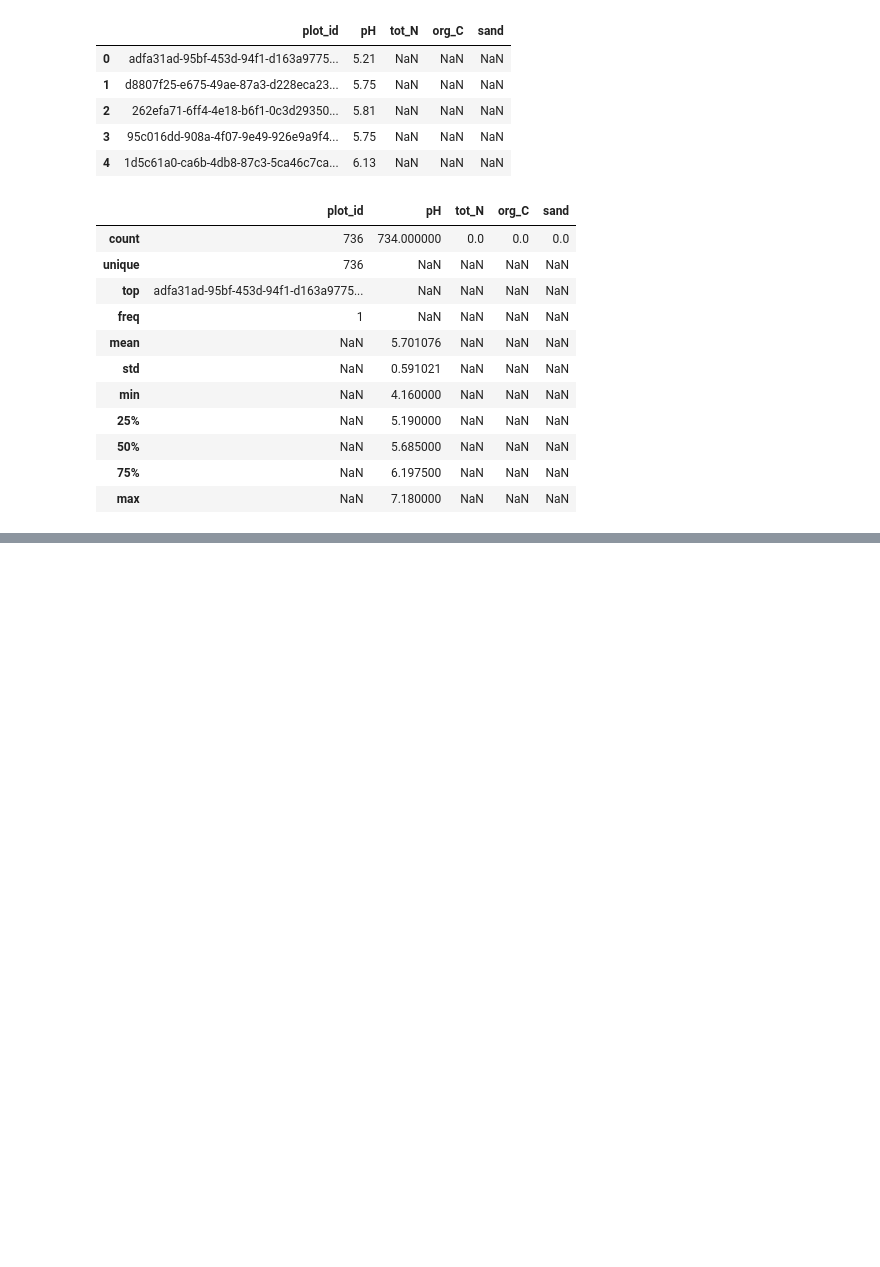
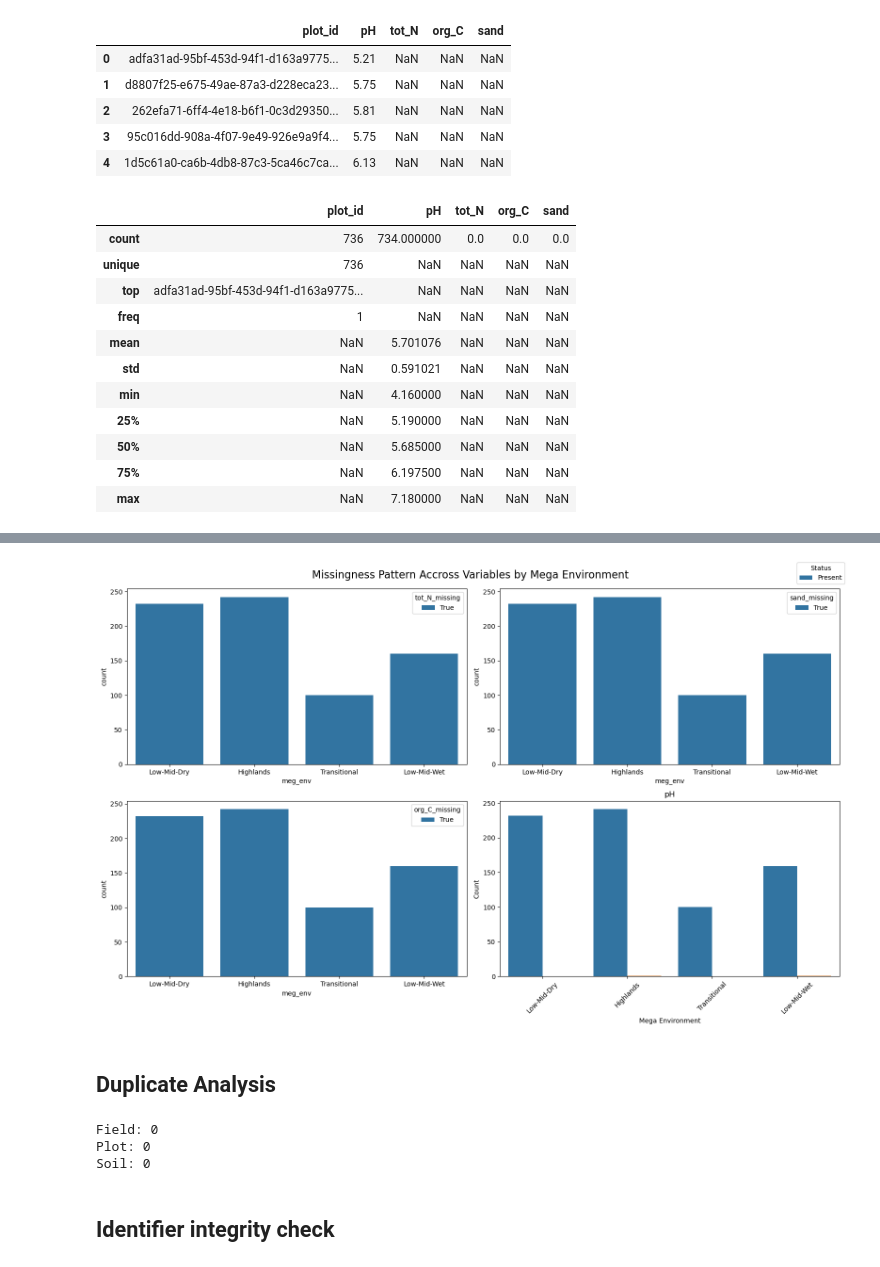
Before and after one commit to Vin-Okumu/maize-yield-optimization-rwanda, a Jupyter notebook: notebooks/01_data_audit.ipynb, the cells around one changed output, grey strips where cells are left out. Cells and saved outputs as stored; diff of their text form; code cells hidden in the pictures; blank space fills up the shorter version.

```diff
--- a/notebooks/01_data_audit.ipynb
+++ b/notebooks/01_data_audit.ipynb
@@ -266,0 +453,17 @@ soil_df.groupby(
+# %%
+soil_missing_vars = ['tot_N','sand','org_C','pH']
+# %%
+for var in soil_missing_vars:
+
+    # Creating missing indicator
+    soil_audit[f'{var}_missing'] = soil_audit[var].isnull()
+
+    print(f"\n{'='*50}")
+    print(f"missingness Pattern for: {var}")
+    print(f"{'='*50}")
+
+    output = (
+        soil_audit.groupby(f'{var}_missing')['meg_env']
+        .value_counts(dropna = False)
+    )
+    print(output)
@@ -266,0 +488,60 @@ soil_df.groupby(
+# %%
+# Create a grid
+fig, axes = plt.subplots(
+    nrows = 2,
+    ncols = 2,
+    figsize = (16,10)
+)
+axes = axes.flatten()
+for i, var in enumerate(soil_missing_vars):
+    # Missingness indicator
+    soil_audit[f'{var}_missing'] = soil_audit[var].isnull()
+
+    sns.countplot(
+        data = soil_audit,
+        x = 'meg_env',
+        hue = f'{var}_missing',
+        ax = axes[i]
+)
+axes[i].set_title(f'{var}')
+axes[i].set_xlabel('Mega Environment')
+axes[i].set_ylabel('Count')
+axes[i].tick_params(axis = 'x', rotation = 45)
+
+# Remove individual legends
+axes[i].legend_.remove()
+
+# Create one share legend
+handles, labels = axes[0].get_legend_handles_labels()
+fig.legend(
+    handles,
+    ['Present','Missing'],
+    title = 'Status',
+    loc = 'upper right'
+)
+
+plt.suptitle(
+    'Missingness Pattern Accross Variables by Mega Environment',
+    fontsize = 16
+)
+
+plt.tight_layout()
+plt.subplots_adjust(top = 0.94)
+plt.show()
+# %% [output]
+[figure, added]
+# %% [markdown]
+## Duplicate Analysis
+# %%
+for name, df in datasets.items():
+
+    print(
+        f"{name}:",
+        df.duplicated().sum()
+    )
+# %% [output]
+Field: 0
+Plot: 0
+Soil: 0
+# %% [markdown]
+## Identifier integrity check
```
Also changed, not shown: parts of 41 cells of this notebook.
